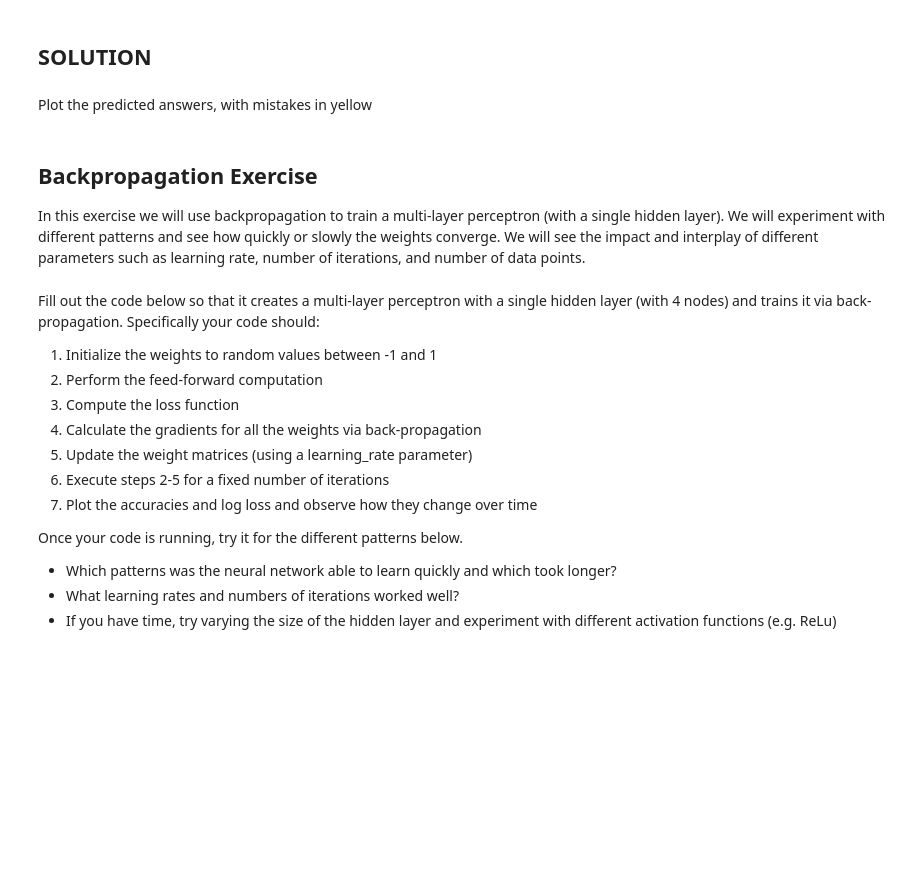
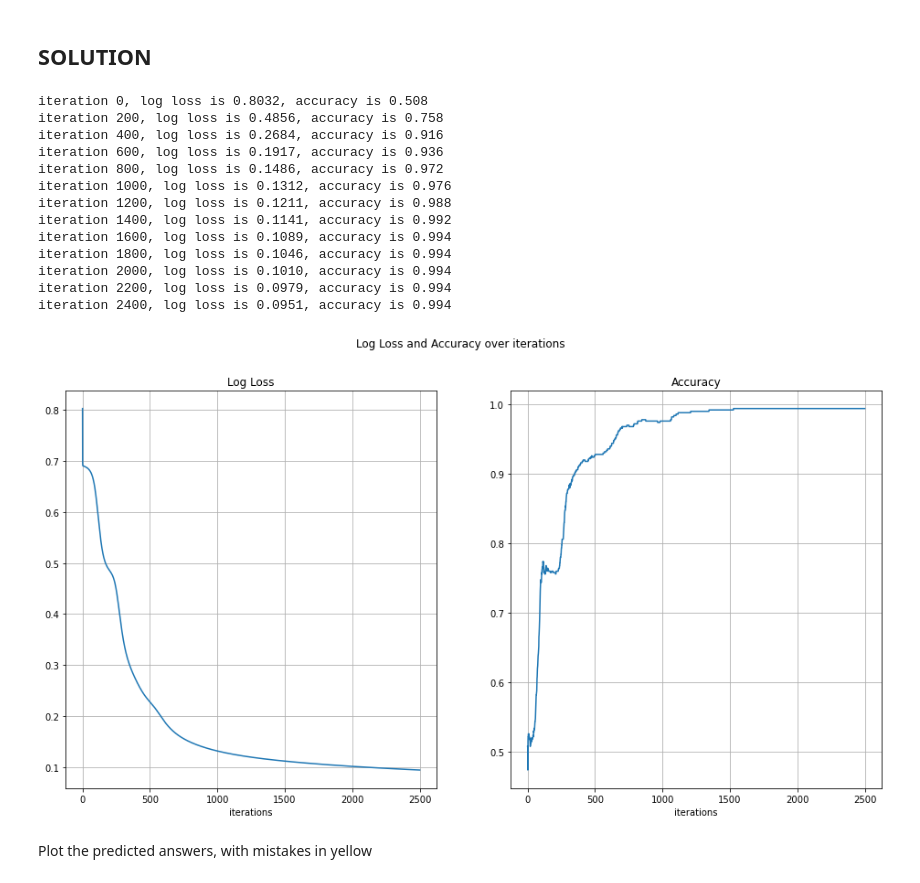
Before and after one commit to ryanRATM/cnt6150, a Jupyter notebook: hw3/03_Backprop_Exercise_Question_Diamond.ipynb, the cells around one changed output. Drawn from its saved outputs; the diff is of its cells as text; code cells hidden in the pictures; blank space fills up the shorter version.

```diff
--- a/hw3/03_Backprop_Exercise_Question_Diamond.ipynb
+++ b/hw3/03_Backprop_Exercise_Question_Diamond.ipynb
@@ -130,36 +136,51 @@ Complete the pseudocode below
 np.random.seed(1241)
 
 
 
 W_1 = np.random.uniform(-1, 1, size=(3,4))
 W_2 = np.random.uniform(-1, 1, size=(4))
-num_iter = 5000
-learning_rate = .001
+num_iter = 2500
+learning_rate = .005
 x_mat = x_mat_full
 
 
 
 
 
 loss_vals, accuracies = [], []
 
 for i in range(num_iter):
     # forward pass
     y_pred, (J_W_1_grad, J_W_2_grad) = forward_pass(W_1, W_2)
 
     # update weights
     W_1 = W_1 - learning_rate * J_W_1_grad
     W_2 = W_2 - learning_rate * J_W_2_grad
 
     curr_loss = loss_fn(y, y_pred)
     loss_vals.append(curr_loss)
     acc = np.sum((.5 <= y_pred) == y) / num_obs
     accuracies.append(acc)
 
-    if((i / 200) == 0):
+    if((i % 200) == 0):
         print('iteration {}, log loss is {:.4f}, accuracy is {}'.format(i, curr_loss, acc))
 
 plot_loss_accuracy(loss_vals, accuracies)
+# %% [output]
+iteration 0, log loss is 0.8032, accuracy is 0.508
+iteration 200, log loss is 0.4856, accuracy is 0.758
+iteration 400, log loss is 0.2684, accuracy is 0.916
+iteration 600, log loss is 0.1917, accuracy is 0.936
+iteration 800, log loss is 0.1486, accuracy is 0.972
+iteration 1000, log loss is 0.1312, accuracy is 0.976
+iteration 1200, log loss is 0.1211, accuracy is 0.988
+iteration 1400, log loss is 0.1141, accuracy is 0.992
+iteration 1600, log loss is 0.1089, accuracy is 0.994
+iteration 1800, log loss is 0.1046, accuracy is 0.994
+iteration 2000, log loss is 0.1010, accuracy is 0.994
+iteration 2200, log loss is 0.0979, accuracy is 0.994
+iteration 2400, log loss is 0.0951, accuracy is 0.994
+[figure, added]
 # %% [markdown]
 Plot the predicted answers, with mistakes in yellow
 # %%
@@ -176,6 +197,3 @@ ax.plot(x_mat[pred0 & (y == 1), 0], x_mat[pred0 & (y == 1), 1], 'yo', label='fal
 
 ax.set(title='Truth vs Prediction')
 ax.legend(bbox_to_anchor=(1, .8), fancybox=True, shadow=True, fontsize='x-large')
-# %% [markdown]
-## Backpropagation Exercise
-In this exercise we will use backpropagation to train a multi-layer perceptron (with a single hidden layer).  We will experiment with different patterns and see how quickly or slowly the weights converge.  We will see the impact and interplay of different parameters such as learning rate, number of iterations, and number of data points.
@@ -188,17 +199,0 @@ import matplotlib.pyplot as plt
-# %% [markdown]
-Fill out the code below so that it creates a multi-layer perceptron with a single hidden layer (with 4 nodes) and trains it via back-propagation.  Specifically your code should:
-
-1. Initialize the weights to random values between -1 and 1
-1. Perform the feed-forward computation
-1. Compute the loss function
-1. Calculate the gradients for all the weights via back-propagation
-1. Update the weight matrices (using a learning_rate parameter)
-1. Execute steps 2-5 for a fixed number of iterations
-1. Plot the accuracies and log loss and observe how they change over time
-
-
-Once your code is running, try it for the different patterns below.
-
-- Which patterns was the neural network able to learn quickly and which took longer?
-- What learning rates and numbers of iterations worked well?
-- If you have time, try varying the size of the hidden layer and experiment with different activation functions (e.g. ReLu)
```
Also changed, not shown: parts of 9 cells of this notebook, 5 other files.
